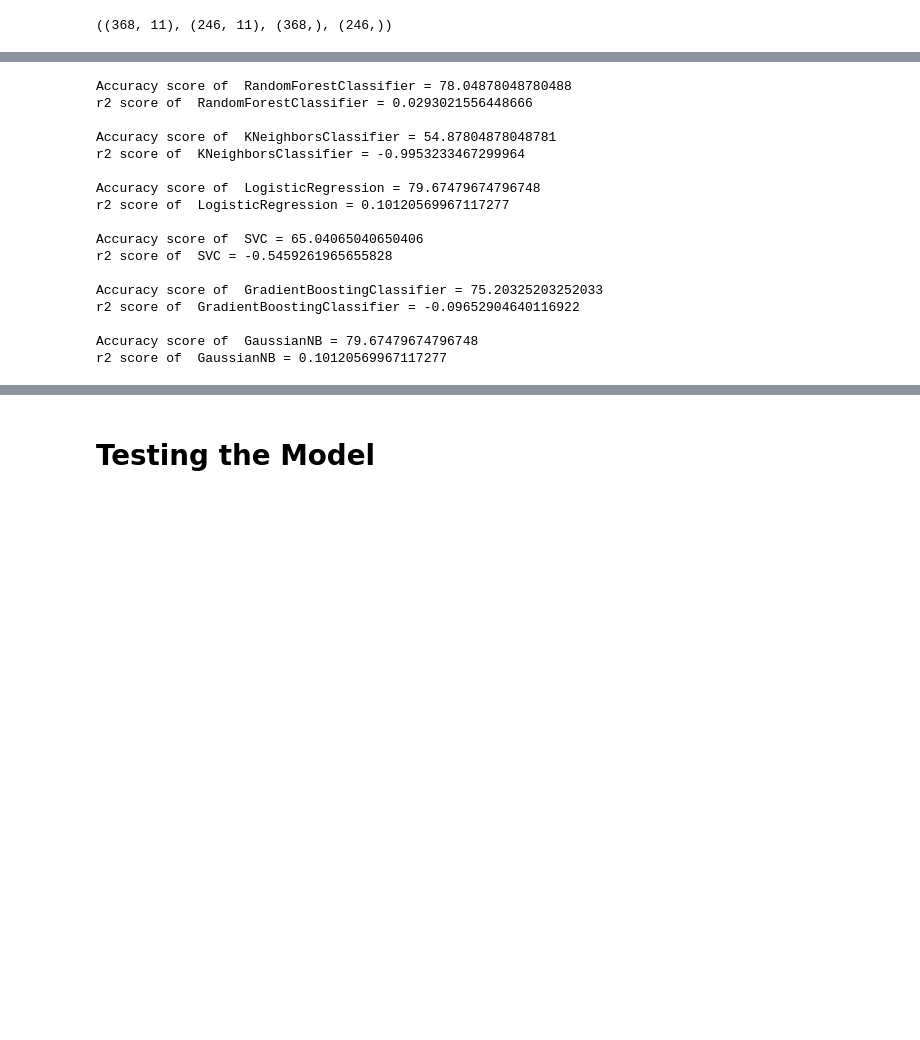
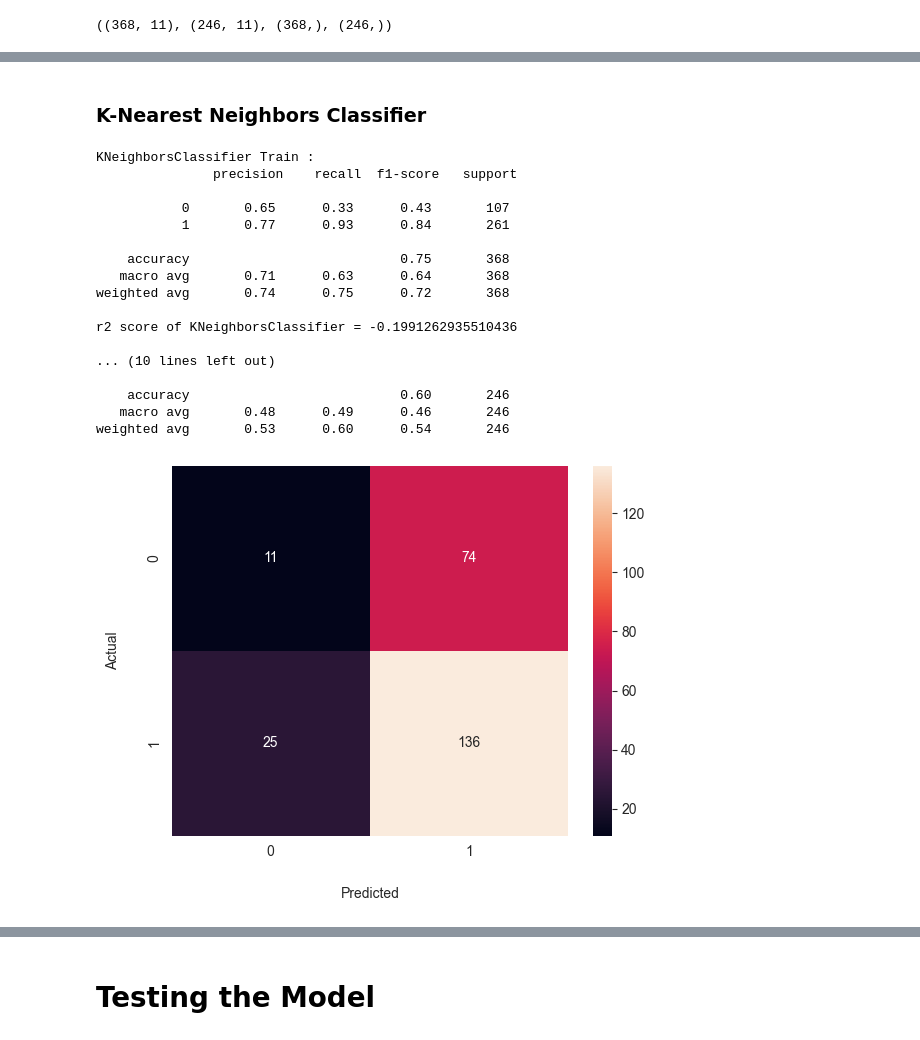
Before and after one commit to keithkamson/loan-prediction-ML, a Jupyter notebook: loan-prediction-ml.ipynb, the cells around one changed output, grey strips where cells are left out. Drawn from its saved outputs; the diff is of its cells as text; code cells hidden in the pictures; blank space fills up the shorter version.

Commit message:
accuracy_error

```diff
--- a/loan-prediction-ml.ipynb
+++ b/loan-prediction-ml.ipynb
@@ -298,11 +300,11 @@ sns.heatmap(train_path.corr(),cmap='BrBG',fmt='.2f',linewidths=2,annot=True)
 # %%
 from sklearn.model_selection import train_test_split
 
-x = train_path.drop(['Loan_Status'],axis=1)
-y = train_path['Loan_Status']
-x.shape,y.shape
+x_status = train_path.drop(['Loan_Status'],axis=1)
+y_status = train_path['Loan_Status']
+x_status.shape,y_status.shape
 
-x_train, x_test, y_train, y_test = train_test_split(x, y, test_size=0.4,random_state=42 )
+x_train, x_test, y_train, y_test = train_test_split(x_status, y_status, test_size=0.4,random_state=42)
 x_train.shape, x_test.shape, y_train.shape, y_test.shape
 # %% [output]
 ((368, 11), (246, 11), (368,), (246,))
@@ -341,24 +310,0 @@ r2 score of  GaussianNB = 0.09077237082393397
-# %%
-for clf in (rfc, knn,logr,svc,gbc,gaussian):
-    clf.fit(x_train, y_train)
-    y_pred = clf.predict(x_test)
-    print("Accuracy score of ", clf.__class__.__name__, "=",100*metrics.accuracy_score(y_test, y_pred))
-    print("r2 score of ", clf.__class__.__name__, "=",metrics.r2_score(y_test, y_pred),"\n")
-# %% [output]
-Accuracy score of  RandomForestClassifier = 78.04878048780488
-r2 score of  RandomForestClassifier = 0.0293021556448666
-
-Accuracy score of  KNeighborsClassifier = 54.87804878048781
-r2 score of  KNeighborsClassifier = -0.9953233467299964
-
-Accuracy score of  LogisticRegression = 79.67479674796748
-r2 score of  LogisticRegression = 0.10120569967117277
-
-Accuracy score of  SVC = 65.04065040650406
-r2 score of  SVC = -0.5459261965655828
-
-Accuracy score of  GradientBoostingClassifier = 75.20325203252033
-r2 score of  GradientBoostingClassifier = -0.09652904640116922
-
-Accuracy score of  GaussianNB = 79.67479674796748
-r2 score of  GaussianNB = 0.10120569967117277
@@ -364,0 +319,48 @@ r2 score of  GaussianNB = 0.10120569967117277
+# %%
+def clf(model_clf,x_status, y_status,x_train, x_test, y_train, y_test):
+    model_clf.fit(x_train, y_train)
+    y_train_pred = model_clf.predict(x_train)
+    y_test_pred= model_clf.predict(x_test)
+    train_accuracy = model_clf.score(x_test,y_test)
+    test_accuracy = model_clf.score(x_train, y_train)
+
+    class_train_rep = classification_report(y_train,y_train_pred)
+
+    print(model_clf.__class__.__name__, "Train :","\n",class_train_rep)
+    print("r2 score of", model_clf.__class__.__name__, "=",r2_score(y_train, y_train_pred),"\n")
+    print("Cross Validation Score of", model_clf.__class__.__name__, "=",np.mean(cross_val_score(model_clf,x_train,y_train,cv=5)),"\n")
+    print("Training Accuracy:",train_accuracy)
+    print("Testing Accuracy:", test_accuracy,"\n")
+
+    class_test_rep = classification_report(y_test,y_test_pred)
+    print(model_clf.__class__.__name__, "Test :","\n",class_test_rep)
+
+    cm = confusion_matrix(y_test,y_test_pred)
+    #print("Confusion Matrix: \n", cm)
+    cmhm = sns.heatmap(cm,annot=True,fmt='g')
+    cmhm.set_xlabel("Predicted", labelpad=20)
+    cmhm.set_ylabel("Actual", labelpad=20)
+# %% [markdown]
+### K-Nearest Neighbors Classifier
+# %%
+model_clf = KNeighborsClassifier()
+clf(model_clf,x_status, y_status,x_train, x_test, y_train, y_test)
+# %% [output]
+KNeighborsClassifier Train :
+               precision    recall  f1-score   support
+
+           0       0.65      0.33      0.43       107
+           1       0.77      0.93      0.84       261
+
+    accuracy                           0.75       368
+   macro avg       0.71      0.63      0.64       368
+weighted avg       0.74      0.75      0.72       368
+
+r2 score of KNeighborsClassifier = -0.1991262935510436
+
+... (10 lines left out)
+
+    accuracy                           0.60       246
+   macro avg       0.48      0.49      0.46       246
+weighted avg       0.53      0.60      0.54       246
+[figure, added]
```
Also changed, not shown: parts of 10 cells of this notebook.
